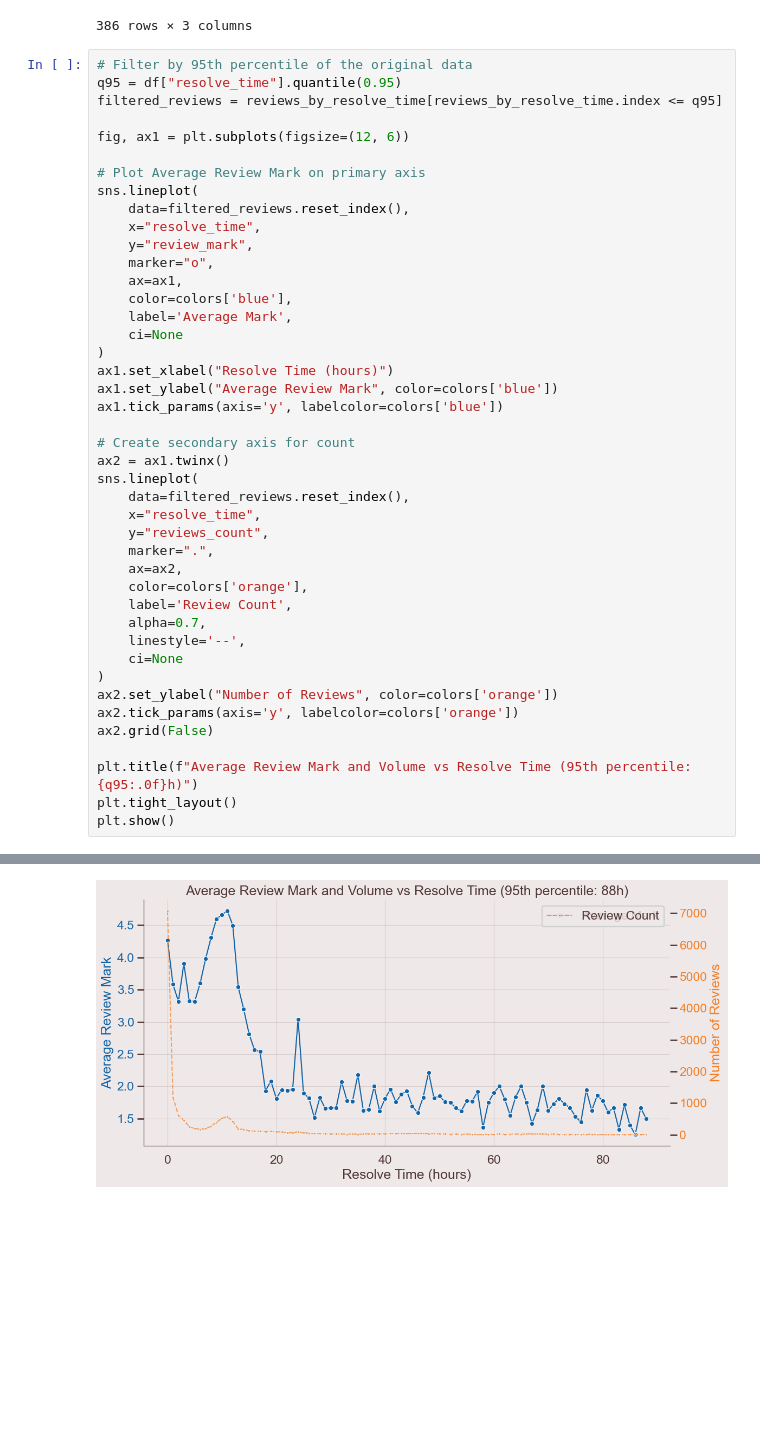
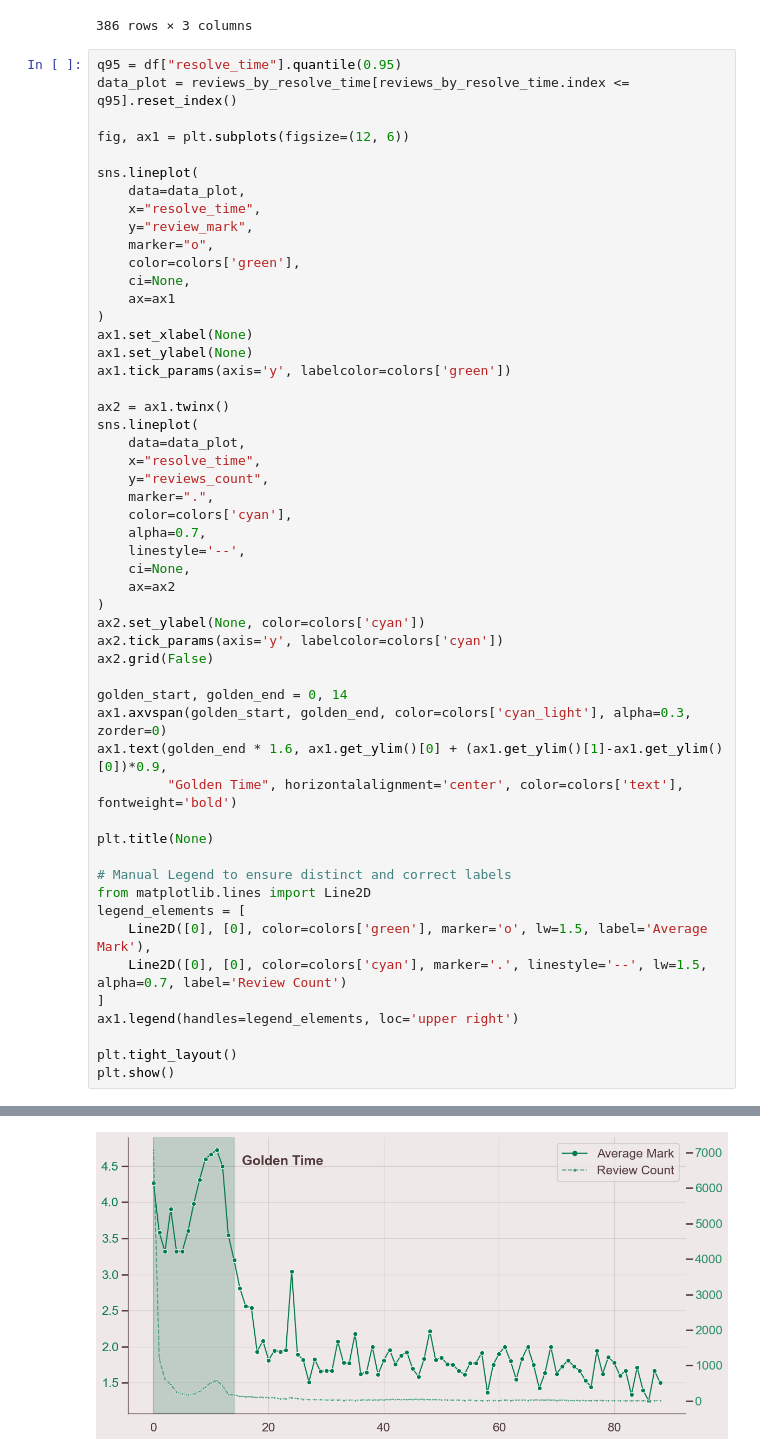
Before and after one commit to Neat-Snap/dano25, a Jupyter notebook: mahnizm.ipynb, the cells around one changed output, grey strips where cells are left out. Drawn from its saved outputs; the diff is of its cells as text; blank space fills up the shorter version.

```diff
--- a/mahnizm.ipynb
+++ b/mahnizm.ipynb
@@ -136,54 +158,63 @@ reviews_by_resolve_time
 | 239.0 | 1.0 | 0.0 | 1 |
 386 rows × 3 columns
 # %%
-# Filter by 95th percentile of the original data
 q95 = df["resolve_time"].quantile(0.95)
-filtered_reviews = reviews_by_resolve_time[reviews_by_resolve_time.index <= q95]
+data_plot = reviews_by_resolve_time[reviews_by_resolve_time.index <= q95].reset_index()
 
 fig, ax1 = plt.subplots(figsize=(12, 6))
 
-# Plot Average Review Mark on primary axis
 sns.lineplot(
-    data=filtered_reviews.reset_index(),
+    data=data_plot,
     x="resolve_time",
     y="review_mark",
     marker="o",
-    ax=ax1,
-    color=colors['blue'],
-    label='Average Mark',
-    ci=None
+    color=colors['green'],
+    ci=None,
+    ax=ax1
 )
-ax1.set_xlabel("Resolve Time (hours)")
-ax1.set_ylabel("Average Review Mark", color=colors['blue'])
-ax1.tick_params(axis='y', labelcolor=colors['blue'])
+ax1.set_xlabel(None)
+ax1.set_ylabel(None)
+ax1.tick_params(axis='y', labelcolor=colors['green'])
 
-# Create secondary axis for count
 ax2 = ax1.twinx()
 sns.lineplot(
-    data=filtered_reviews.reset_index(),
+    data=data_plot,
     x="resolve_time",
     y="reviews_count",
     marker=".",
-    ax=ax2,
-    color=colors['orange'],
-    label='Review Count',
+    color=colors['cyan'],
     alpha=0.7,
     linestyle='--',
-    ci=None
+    ci=None,
+    ax=ax2
 )
-ax2.set_ylabel("Number of Reviews", color=colors['orange'])
-ax2.tick_params(axis='y', labelcolor=colors['orange'])
+ax2.set_ylabel(None, color=colors['cyan'])
+ax2.tick_params(axis='y', labelcolor=colors['cyan'])
 ax2.grid(False)
 
-plt.title(f"Average Review Mark and Volume vs Resolve Time (95th percentile: {q95:.0f}h)")
+golden_start, golden_end = 0, 14
+ax1.axvspan(golden_start, golden_end, color=colors['cyan_light'], alpha=0.3, zorder=0)
+ax1.text(golden_end * 1.6, ax1.get_ylim()[0] + (ax1.get_ylim()[1]-ax1.get_ylim()[0])*0.9,
+         "Golden Time", horizontalalignment='center', color=colors['text'], fontweight='bold')
+
+plt.title(None)
+
+# Manual Legend to ensure distinct and correct labels
+from matplotlib.lines import Line2D
+legend_elements = [
+    Line2D([0], [0], color=colors['green'], marker='o', lw=1.5, label='Average Mark'),
+    Line2D([0], [0], color=colors['cyan'], marker='.', linestyle='--', lw=1.5, alpha=0.7, label='Review Count')
+]
+ax1.legend(handles=legend_elements, loc='upper right')
+
 plt.tight_layout()
 plt.show()
 # %% [output]
 The `ci` parameter is deprecated. Use `errorbar=None` for the same effect.
 
   sns.lineplot(
 
 The `ci` parameter is deprecated. Use `errorbar=None` for the same effect.
 
   sns.lineplot(
-[figure, old version]
+[figure, new version]
```
Also changed, not shown: parts of 10 cells of this notebook, 1 other file.
